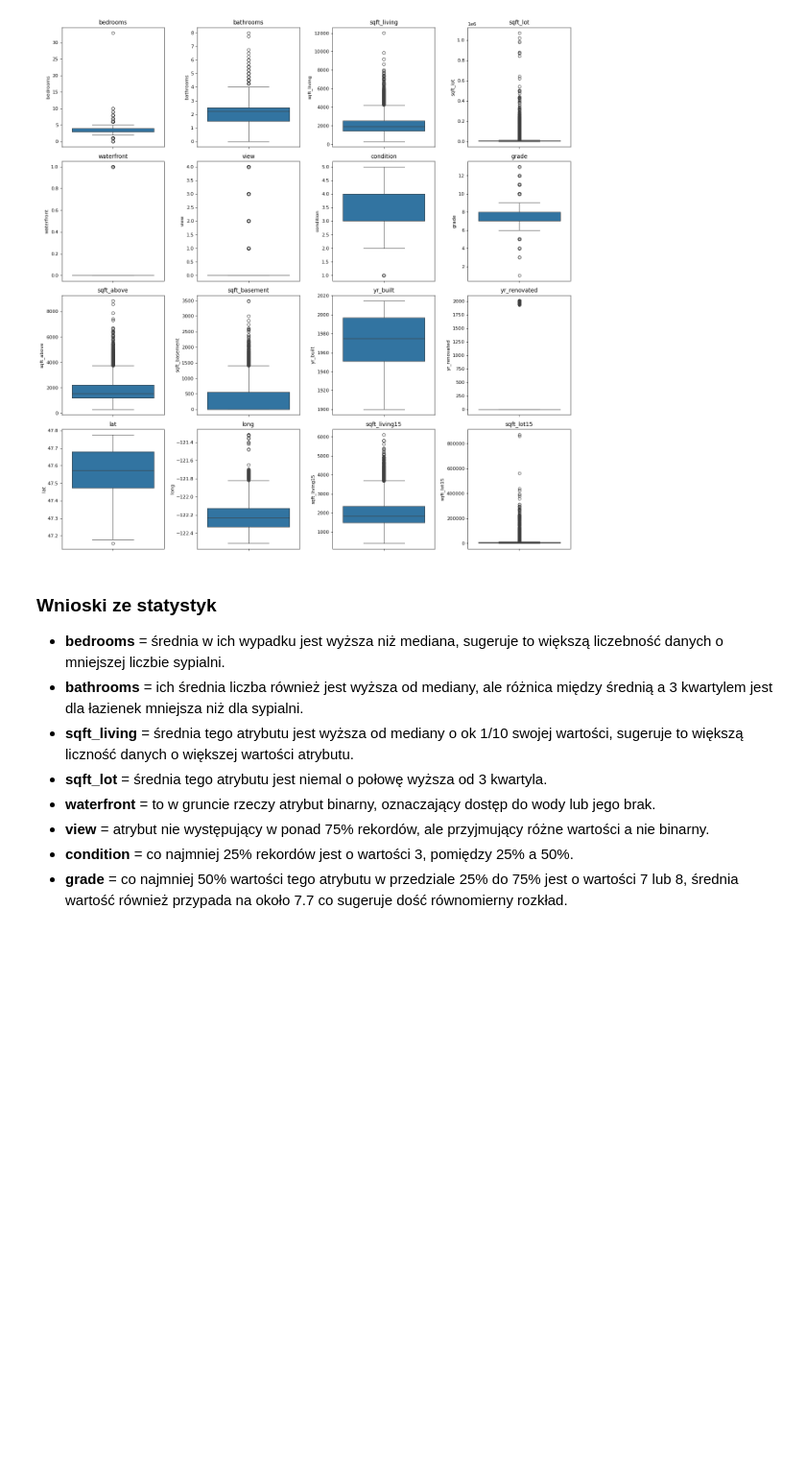
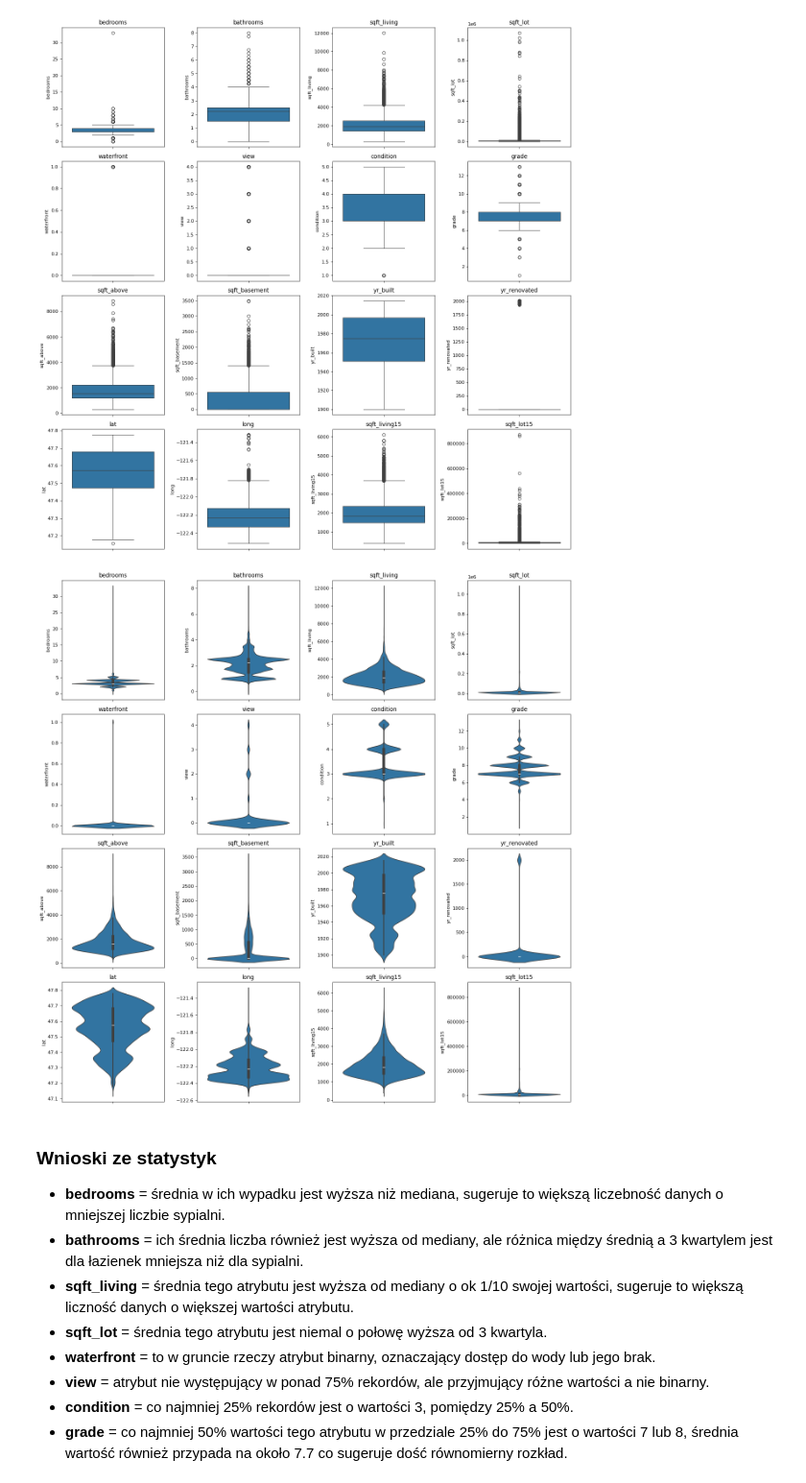
Before and after one commit to Hadidomena/Data-exploration-methods, a Jupyter notebook: Poprawa Kolokwium MED.ipynb, the cells around one changed output. Shown at 96% size. Saved outputs shown, nothing was run; the diff lists cells and outputs as text; code cells hidden in the pictures; blank space fills up the shorter version.

```diff
--- a/Poprawa Kolokwium MED.ipynb
+++ b/Poprawa Kolokwium MED.ipynb
@@ -160,6 +164,19 @@ for i, atrybut in enumerate(num_cols):
 plt.tight_layout()
 # %% [output]
 [figure]
+# %%
+cols = 4
+num_cols = numCol.columns
+n = len(num_cols)
+rows = int(np.ceil(n / cols))
+plt.figure(figsize=(16, 4 * rows), dpi=80)
+for i, atrybut in enumerate(num_cols):
+    ax = plt.subplot(rows, cols, i + 1)
+    sns.violinplot(y=domy_train[atrybut], ax=ax)
+    ax.set_title(atrybut)
+plt.tight_layout()
+# %% [output]
+[figure, added]
 # %% [markdown]
 ### Wnioski ze statystyk
 - **bedrooms** = średnia w ich wypadku jest wyższa niż mediana, sugeruje to większą liczebność danych o mniejszej liczbie sypialni.
```
Also changed, not shown: parts of 18 cells of this notebook.
